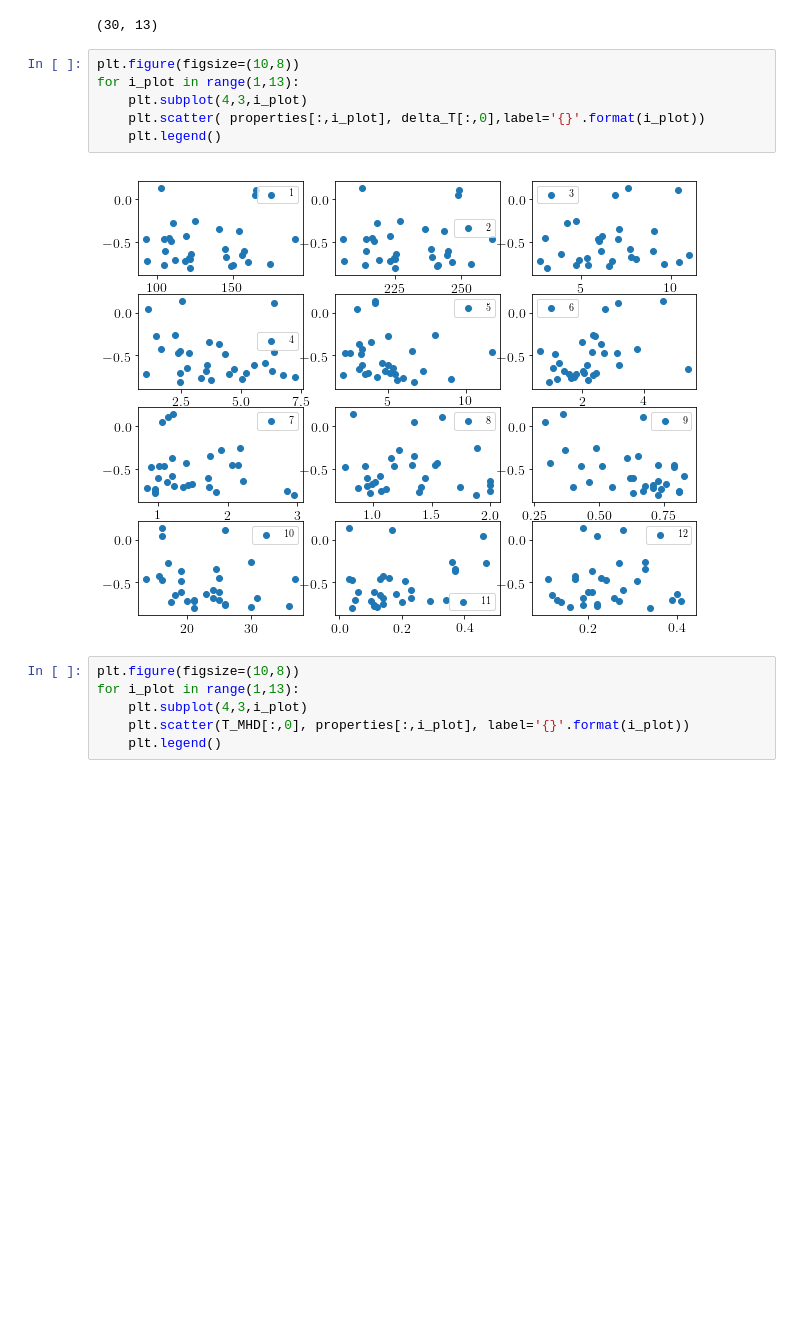
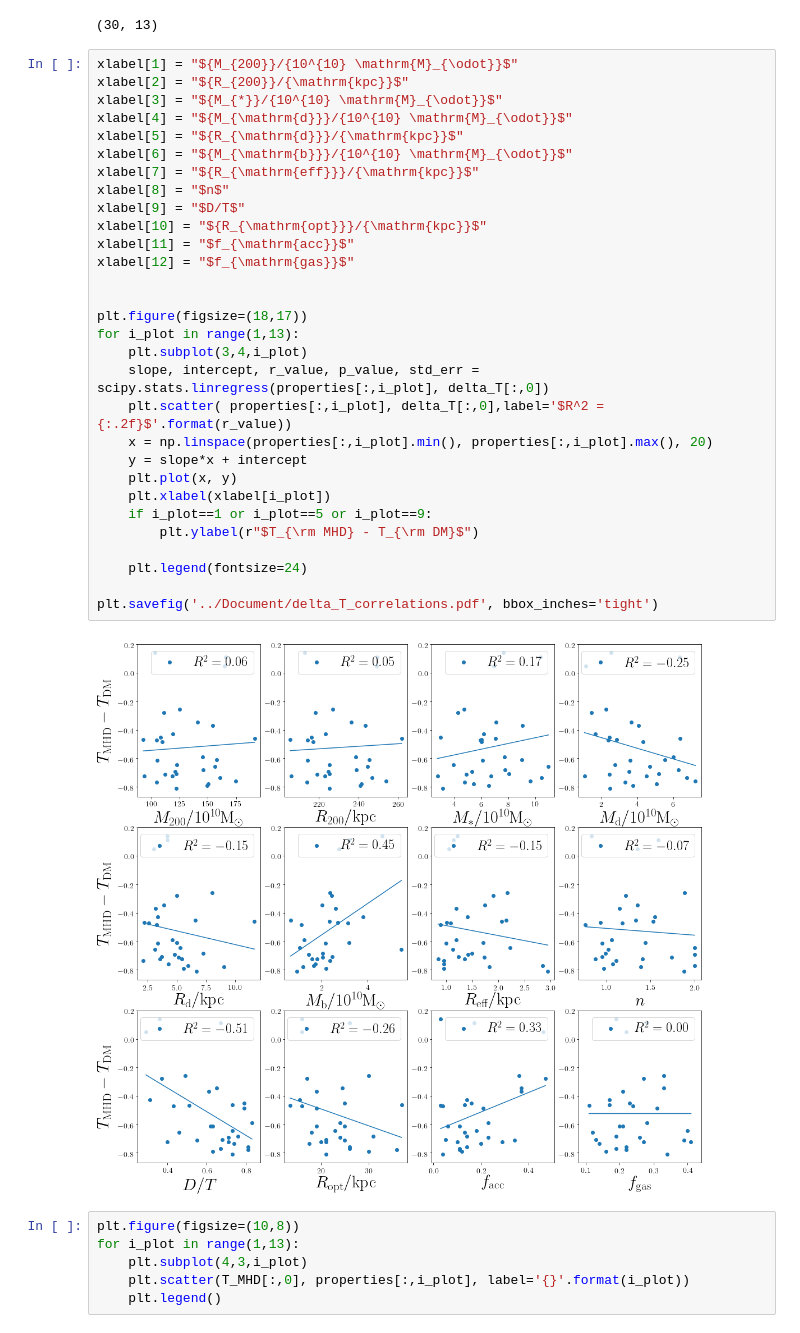
Before and after one commit to jdprada1760/Paper_Halo_shapes, a Jupyter notebook: Code/Triaxial_Plane.ipynb, the cells around one changed output. Saved outputs shown, nothing was run; the diff lists cells and outputs as text; blank space fills up the shorter version.

```diff
--- a/Code/Triaxial_Plane.ipynb
+++ b/Code/Triaxial_Plane.ipynb
@@ -289,14 +291,38 @@ properties = np.loadtxt("../Data/Halo_General/Level 4/level4_properties.txt")
 np.shape(properties)
 # %% [output]
 (30, 13)
-# %%
-plt.figure(figsize=(10,8))
-for i_plot in range(1,13):
-    plt.subplot(4,3,i_plot)
-    plt.scatter( properties[:,i_plot], delta_T[:,0],label='{}'.format(i_plot))
-    plt.legend()
-# %% [output]
-[figure, removed]
+# %%
+xlabel[1] = "${M_{200}}/{10^{10} \mathrm{M}_{\odot}}$"
+xlabel[2] = "${R_{200}}/{\mathrm{kpc}}$"
+xlabel[3] = "${M_{*}}/{10^{10} \mathrm{M}_{\odot}}$"
+xlabel[4] = "${M_{\mathrm{d}}}/{10^{10} \mathrm{M}_{\odot}}$"
+xlabel[5] = "${R_{\mathrm{d}}}/{\mathrm{kpc}}$"
+xlabel[6] = "${M_{\mathrm{b}}}/{10^{10} \mathrm{M}_{\odot}}$"
+xlabel[7] = "${R_{\mathrm{eff}}}/{\mathrm{kpc}}$"
+xlabel[8] = "$n$"
+xlabel[9] = "$D/T$"
+xlabel[10] = "${R_{\mathrm{opt}}}/{\mathrm{kpc}}$"
+xlabel[11] = "$f_{\mathrm{acc}}$"
+xlabel[12] = "$f_{\mathrm{gas}}$"
+
+
+plt.figure(figsize=(18,17))
+for i_plot in range(1,13):
+    plt.subplot(3,4,i_plot)
+    slope, intercept, r_value, p_value, std_err = scipy.stats.linregress(properties[:,i_plot], delta_T[:,0])
+    plt.scatter( properties[:,i_plot], delta_T[:,0],label='$R^2 = {:.2f}$'.format(r_value))
+    x = np.linspace(properties[:,i_plot].min(), properties[:,i_plot].max(), 20)
+    y = slope*x + intercept
+    plt.plot(x, y)
+    plt.xlabel(xlabel[i_plot])
+    if i_plot==1 or i_plot==5 or i_plot==9:
+        plt.ylabel(r"$T_{\rm MHD} - T_{\rm DM}$")
+
+    plt.legend(fontsize=24)
+
+plt.savefig('../Document/delta_T_correlations.pdf', bbox_inches='tight')
+# %% [output]
+[figure, added]
 # %%
 plt.figure(figsize=(10,8))
 for i_plot in range(1,13):
```
Also changed, not shown: parts of 3 cells of this notebook, 3 other files.
